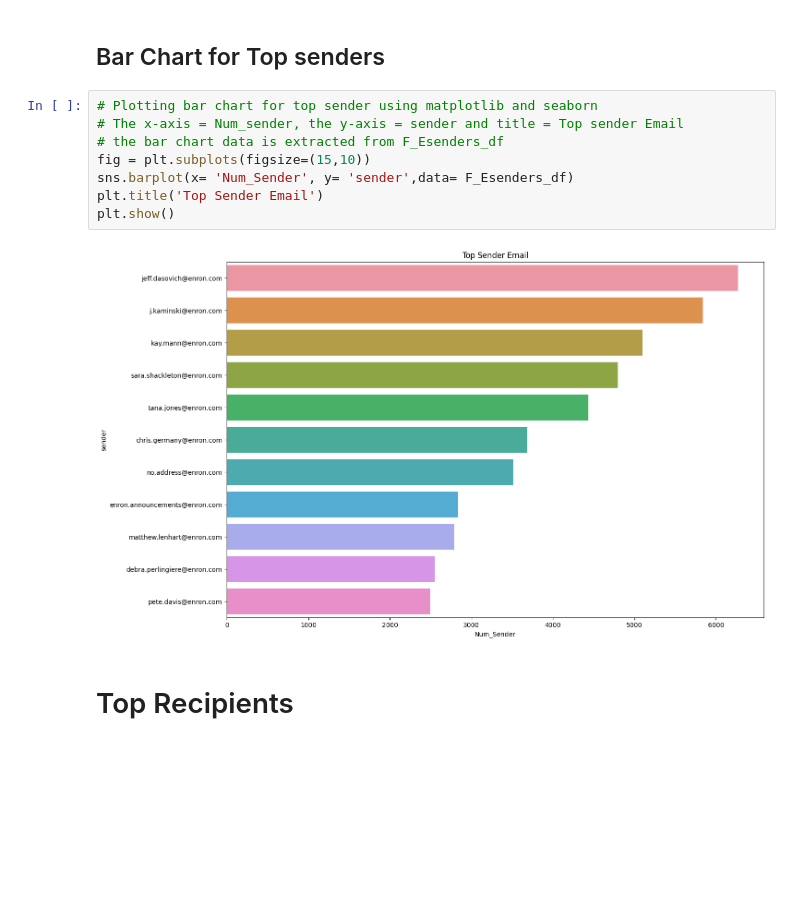
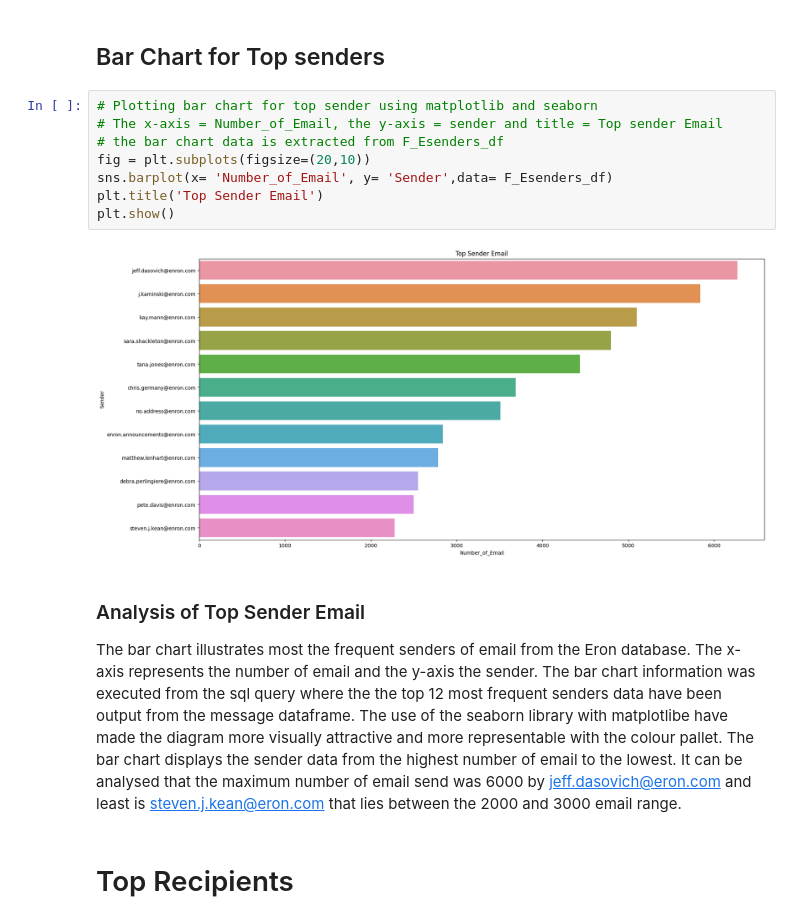
Before and after one commit to Sovarna/Phyton-Assignement, a Jupyter notebook: Phyton_2nd_Assignment.ipynb, the cells around one changed output. Saved outputs shown, nothing was run; the diff lists cells and outputs as text; blank space fills up the shorter version.

```diff
--- a/Phyton_2nd_Assignment.ipynb
+++ b/Phyton_2nd_Assignment.ipynb
@@ -468,14 +468,17 @@ F_Esenders_df
 ## Bar Chart for Top senders
 # %%
 # Plotting bar chart for top sender using matplotlib and seaborn
-# The x-axis = Num_sender, the y-axis = sender and title = Top sender Email
+# The x-axis = Number_of_Email, the y-axis = sender and title = Top sender Email
 # the bar chart data is extracted from F_Esenders_df
-fig = plt.subplots(figsize=(15,10))
-sns.barplot(x= 'Num_Sender', y= 'sender',data= F_Esenders_df)
+fig = plt.subplots(figsize=(20,10))
+sns.barplot(x= 'Number_of_Email', y= 'Sender',data= F_Esenders_df)
 plt.title('Top Sender Email')
 plt.show()
 # %% [output]
-[figure, old version]
+[figure, new version]
+# %% [markdown]
+### Analysis of Top Sender Email
+The bar chart illustrates most the frequent senders of email from the Eron database. The x-axis represents the number of email and the y-axis the sender. The bar chart information was executed from the sql query where the the top 12 most frequent senders data have been output from the message dataframe. The use of the seaborn library with matplotlibe have made the diagram more visually attractive and more representable with the colour pallet. The bar chart displays the sender data from the highest number of email to the lowest. It can be analysed that the maximum number of email send was 6000 by jeff.dasovich@eron.com and least is steven.j.kean@eron.com that lies between the 2000 and 3000 email range.
 # %% [markdown]
 # Top Recipients
 # %%
```
Also changed, not shown: parts of 18 cells of this notebook.
